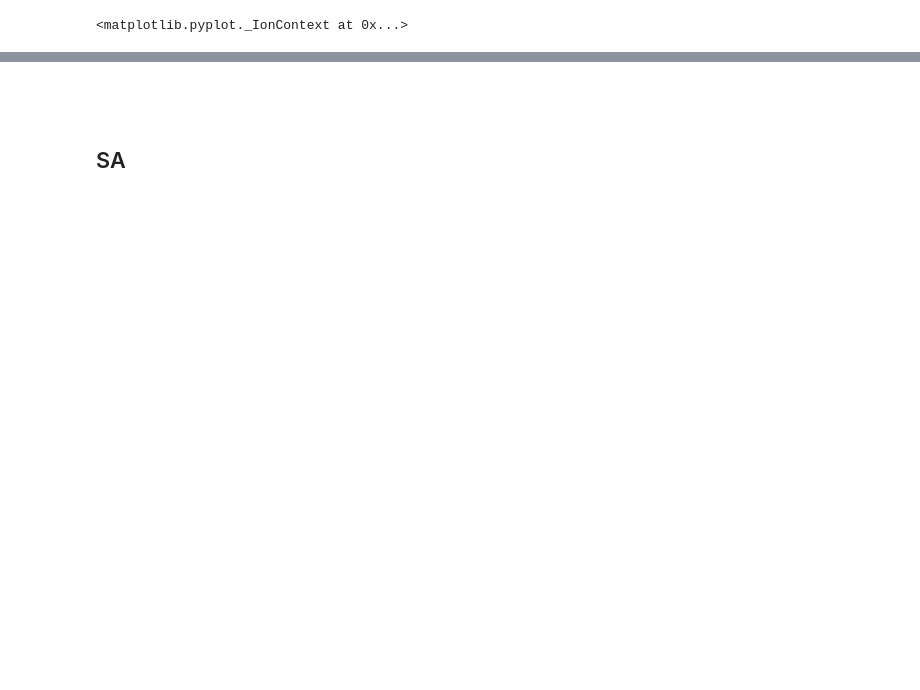
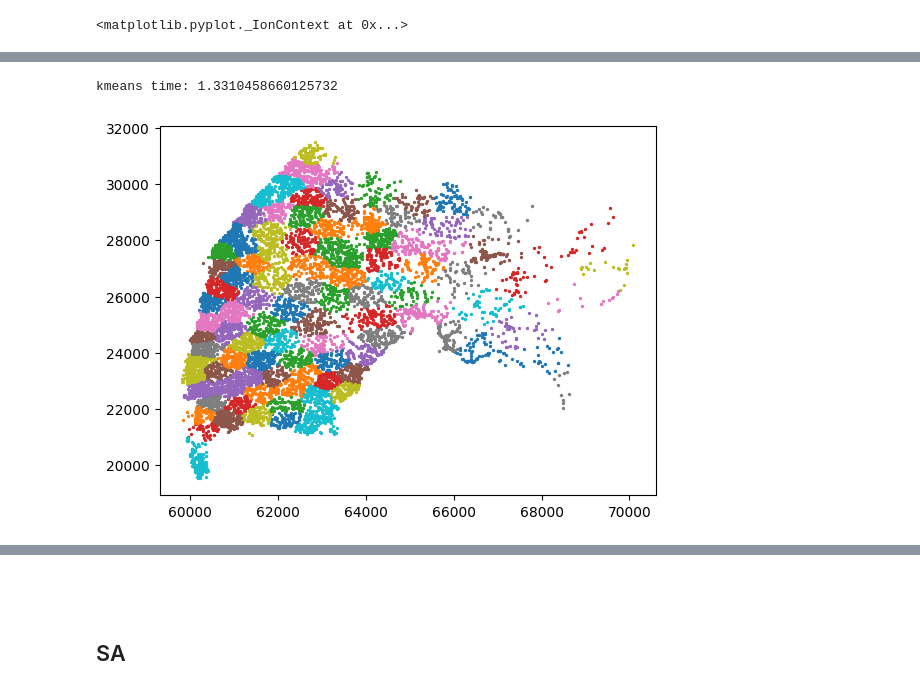
Before and after one commit to robinjoo1015/artificial-intelligence-2022-2, a Jupyter notebook: MIDTERM/SA_Large_20184757_주영석.ipynb, the cells around one changed output, grey strips where cells are left out. Saved outputs shown, nothing was run; the diff lists cells and outputs as text; code cells hidden in the pictures; blank space fills up the shorter version.

Commit message:
Adaptive Cluster SA

```diff
--- a/MIDTERM/SA_Large_20184757_주영석.ipynb
+++ b/MIDTERM/SA_Large_20184757_주영석.ipynb
@@ -56,0 +341,16 @@ def fileloader():
+# %%
+cstart = time.time()
+n_cluster = int(np.floor(np.sqrt(coord_list.shape[0])))
+KMean = KMeans(init='k-means++', n_clusters=n_cluster, max_iter=300)
+KMean.fit(coord_list)
+cend = time.time()
+print('kmeans time:', cend-cstart)
+# %% [output]
+kmeans time: 1.3310458660125732
+# %%
+for l in range(np.min(KMean.labels_), np.max(KMean.labels_)+1):
+    plt.scatter(coord_list[KMean.labels_ == l, 0], coord_list[KMean.labels_ == l,1], label=l, s=2)
+#     print(coord_list[KMean.labels_ == l, :].shape)
+plt.show()
+# %% [output]
+[figure, added]
```
Also changed, not shown: parts of 42 cells of this notebook, 1 other file.
